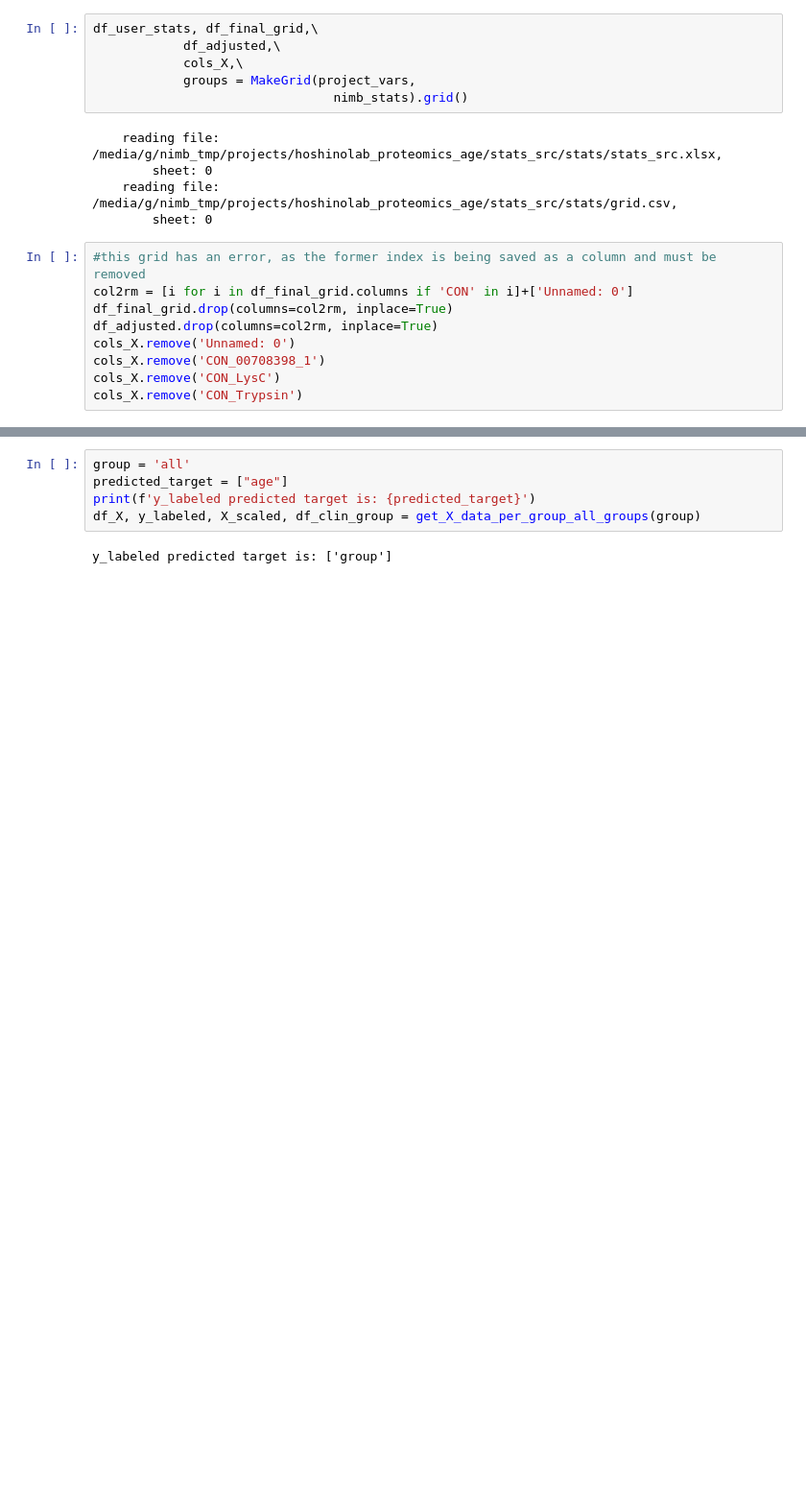
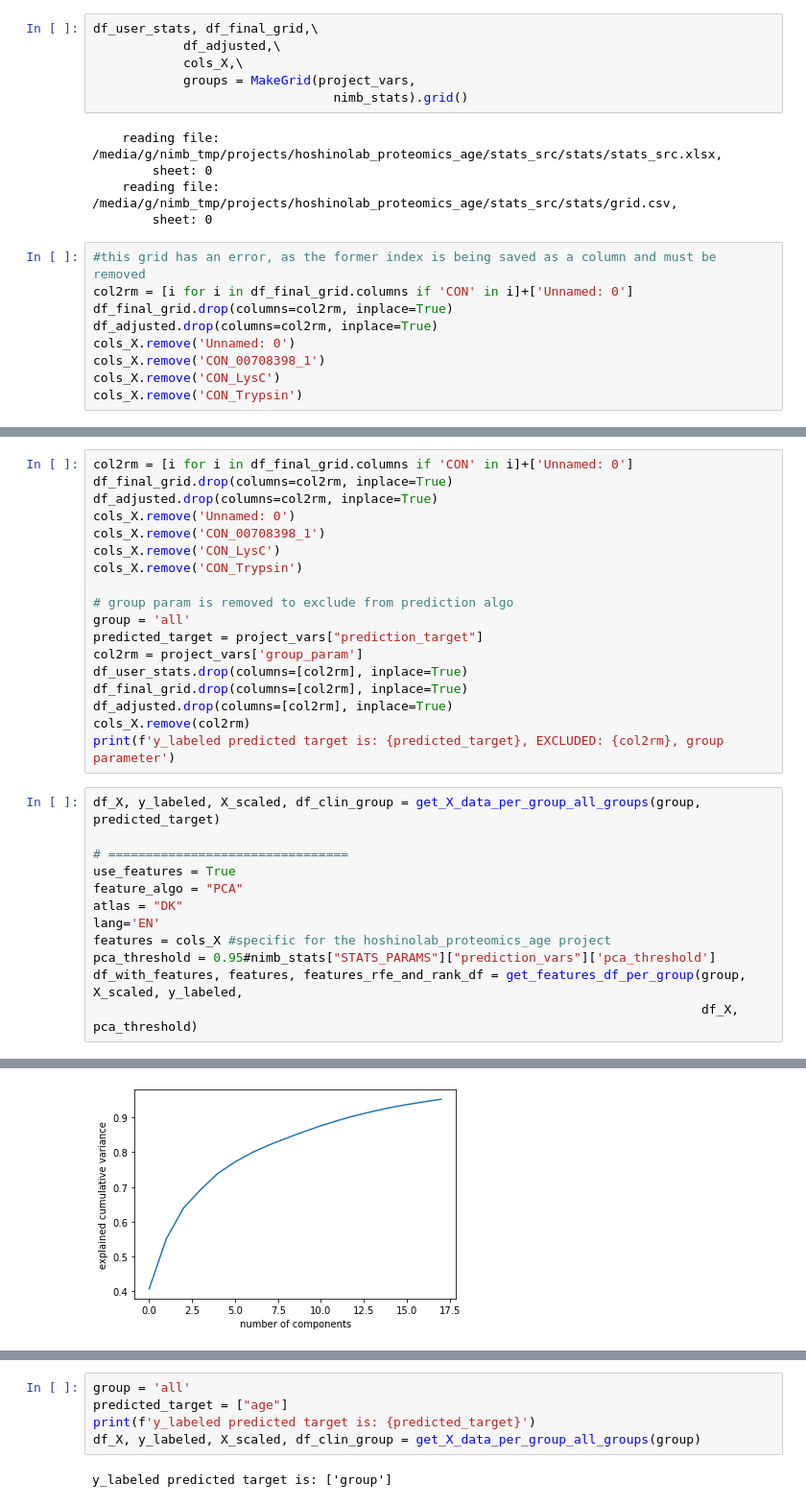
Before and after one commit to alexhanganu/hoshinolab_proteomics_age, a Jupyter notebook: testing.ipynb, the cells around one changed output, grey strips where cells are left out. Shown: that part at 96% size. Saved outputs shown, nothing was run; the diff lists cells and outputs as text; blank space fills up the shorter version.

Commit message:
predicting group

```diff
--- a/testing.ipynb
+++ b/testing.ipynb
@@ -127,0 +142,31 @@ NOT freesurfer structures:  ['P00488', 'P01593', 'P01625', 'P02042', 'P02647', '
+# %%
+col2rm = [i for i in df_final_grid.columns if 'CON' in i]+['Unnamed: 0']
+df_final_grid.drop(columns=col2rm, inplace=True)
+df_adjusted.drop(columns=col2rm, inplace=True)
+cols_X.remove('Unnamed: 0')
+cols_X.remove('CON_00708398_1')
+cols_X.remove('CON_LysC')
+cols_X.remove('CON_Trypsin')
+
+# group param is removed to exclude from prediction algo
+group = 'all'
+predicted_target = project_vars["prediction_target"]
+col2rm = project_vars['group_param']
+df_user_stats.drop(columns=[col2rm], inplace=True)
+df_final_grid.drop(columns=[col2rm], inplace=True)
+df_adjusted.drop(columns=[col2rm], inplace=True)
+cols_X.remove(col2rm)
+print(f'y_labeled predicted target is: {predicted_target}, EXCLUDED: {col2rm}, group parameter')
+# %%
+df_X, y_labeled, X_scaled, df_clin_group = get_X_data_per_group_all_groups(group, predicted_target)
+
+# ================================
+use_features = True
+feature_algo = "PCA"
+atlas = "DK"
+lang='EN'
+features = cols_X #specific for the hoshinolab_proteomics_age project
+pca_threshold = 0.95#nimb_stats["STATS_PARAMS"]["prediction_vars"]['pca_threshold']
+df_with_features, features, features_rfe_and_rank_df = get_features_df_per_group(group, X_scaled, y_labeled,
+                                                                                 df_X, pca_threshold)
+# %% [output]
@@ -127,0 +192 @@ NOT freesurfer structures:  ['P00488', 'P01593', 'P01625', 'P02042', 'P02647', '
+[figure, added]
```
Also changed, not shown: parts of 14 cells of this notebook.
